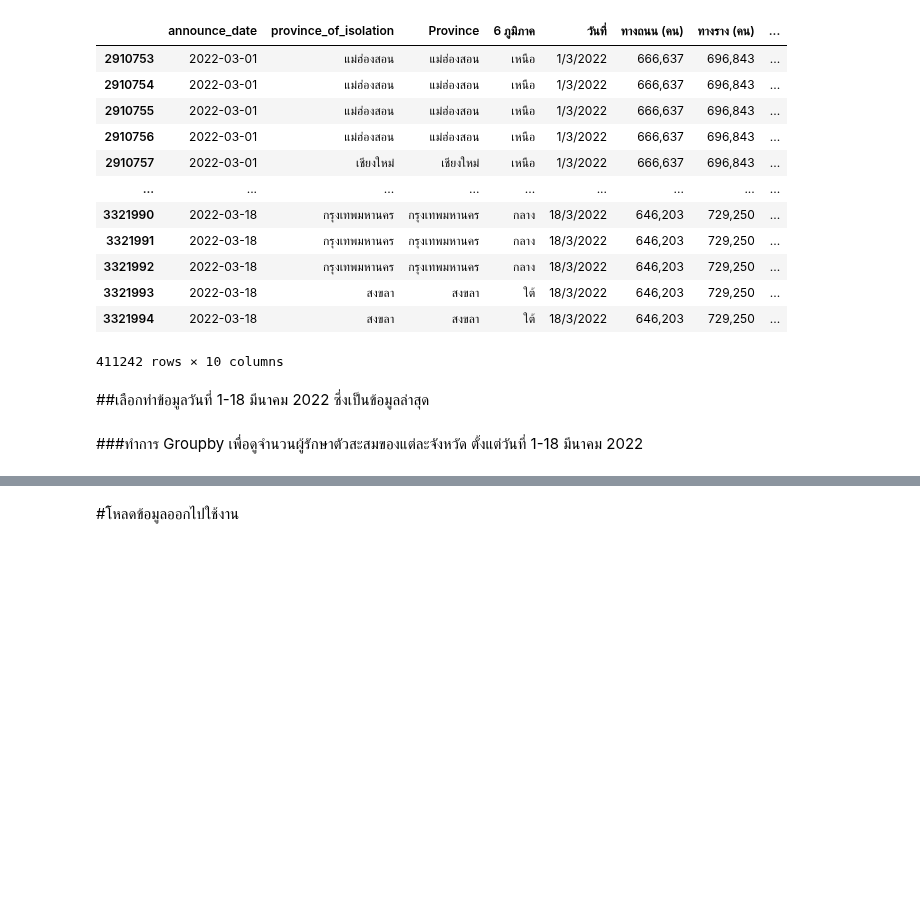
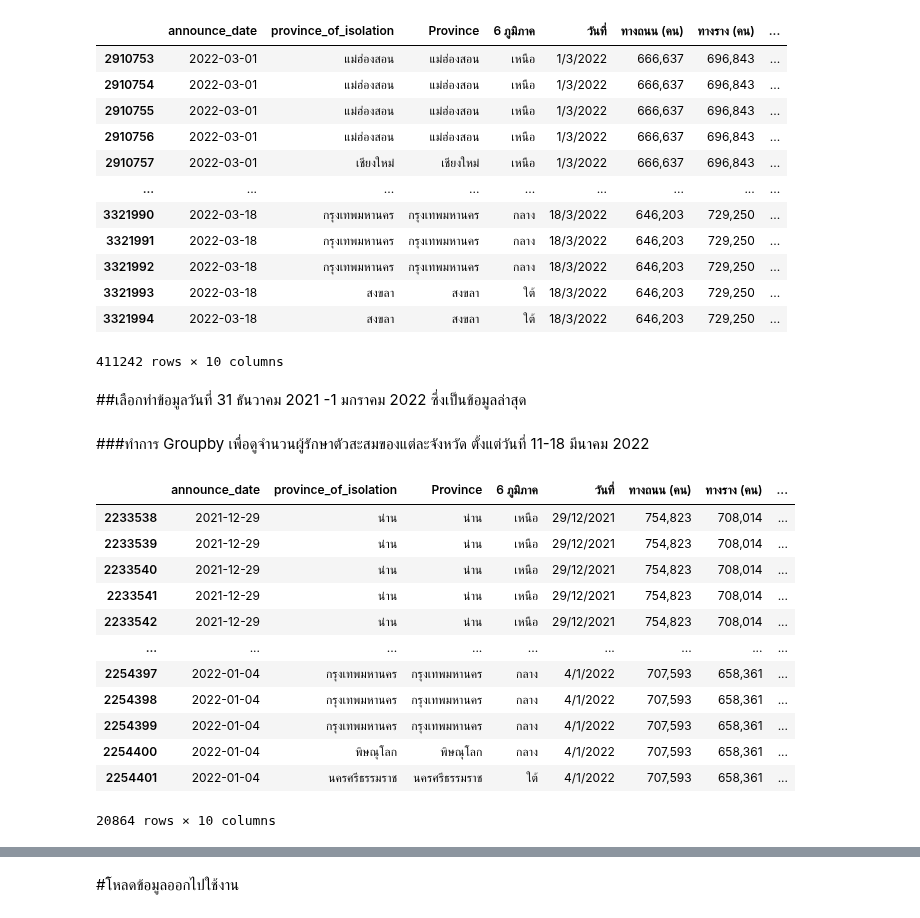
Before and after one commit to Nunticha24/data_viz_2022, a Jupyter notebook: Project_Dinosaur.ipynb, the cells around one changed output, grey strips where cells are left out. Cells and saved outputs as stored; diff of their text form; code cells hidden in the pictures; blank space fills up the shorter version.

```diff
--- a/Project_Dinosaur.ipynb
+++ b/Project_Dinosaur.ipynb
@@ -540,8 +540,25 @@ covid2022_3
 | 3321994 | 2022-03-18 | สงขลา | สงขลา | ใต้ | 18/3/2022 | 646,203 | 729,250 | ... |
 411242 rows × 10 columns
 # %% [markdown]
-##เลือกทำข้อมูลวันที่ 1-18 มีนาคม 2022
+##เลือกทำข้อมูลวันที่ 31 ธันวาคม 2021 -1 มกราคม 2022
 ซึ่งเป็นข้อมูลล่าสุด
 # %% [markdown]
-###ทำการ Groupby เพื่อดูจำนวนผู้รักษาตัวสะสมของแต่ละจังหวัด ตั้งแต่วันที่ 1-18 มีนาคม 2022
+###ทำการ Groupby เพื่อดูจำนวนผู้รักษาตัวสะสมของแต่ละจังหวัด ตั้งแต่วันที่ 11-18 มีนาคม 2022
+# %%
+datacovid = all_data[(all_data['announce_date'] >= '2021-12-29') & (all_data['announce_date'] <= '2022-01-04')]
+datacovid
+# %% [output]
+|  | announce_date | province_of_isolation | Province | 6 ภูมิภาค | วันที่ | ทางถนน (คน) | ทางราง (คน) | ... |
+| 2233538 | 2021-12-29 | น่าน | น่าน | เหนือ | 29/12/2021 | 754,823 | 708,014 | ... |
+| 2233539 | 2021-12-29 | น่าน | น่าน | เหนือ | 29/12/2021 | 754,823 | 708,014 | ... |
+| 2233540 | 2021-12-29 | น่าน | น่าน | เหนือ | 29/12/2021 | 754,823 | 708,014 | ... |
+| 2233541 | 2021-12-29 | น่าน | น่าน | เหนือ | 29/12/2021 | 754,823 | 708,014 | ... |
+| 2233542 | 2021-12-29 | น่าน | น่าน | เหนือ | 29/12/2021 | 754,823 | 708,014 | ... |
+| ... | ... | ... | ... | ... | ... | ... | ... | ... |
+| 2254397 | 2022-01-04 | กรุงเทพมหานคร | กรุงเทพมหานคร | กลาง | 4/1/2022 | 707,593 | 658,361 | ... |
+| 2254398 | 2022-01-04 | กรุงเทพมหานคร | กรุงเทพมหานคร | กลาง | 4/1/2022 | 707,593 | 658,361 | ... |
+| 2254399 | 2022-01-04 | กรุงเทพมหานคร | กรุงเทพมหานคร | กลาง | 4/1/2022 | 707,593 | 658,361 | ... |
+| 2254400 | 2022-01-04 | พิษณุโลก | พิษณุโลก | กลาง | 4/1/2022 | 707,593 | 658,361 | ... |
+| 2254401 | 2022-01-04 | นครศรีธรรมราช | นครศรีธรรมราช | ใต้ | 4/1/2022 | 707,593 | 658,361 | ... |
+20864 rows × 10 columns
 # %%
```
Also changed, not shown: parts of 3 cells of this notebook.
